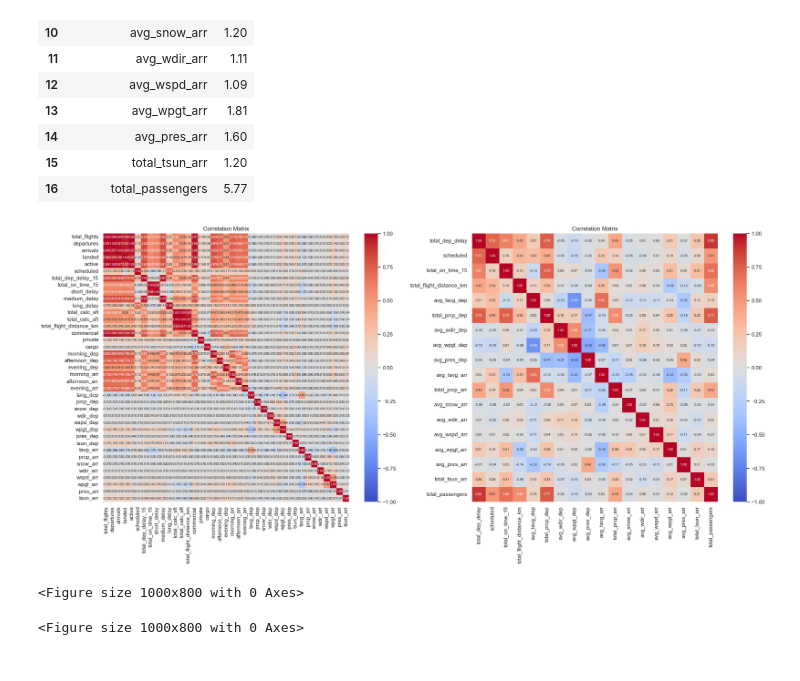
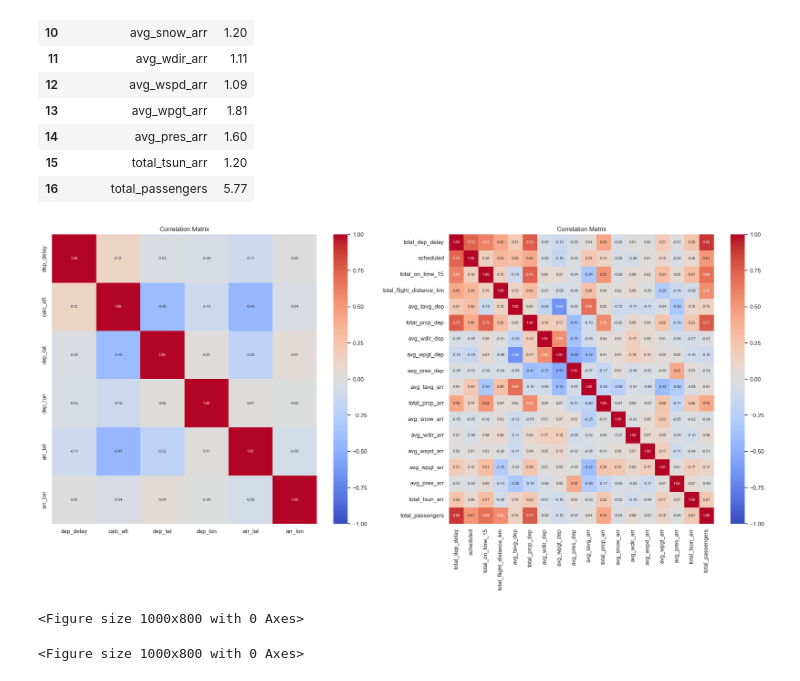
Before and after one commit to DT-Service-Consulting/avstats, a Jupyter notebook: avstats/AvStats_EDA.ipynb, the cells around one changed output. Drawn from its saved outputs; the diff is of its cells as text; code cells hidden in the pictures.

```diff
--- a/avstats/AvStats_EDA.ipynb
+++ b/avstats/AvStats_EDA.ipynb
@@ -533,7 +549,7 @@ dtype: float64
 The target variable should be kept in the DataFrame after the VIF process but excluded from the calculations when identifying features with high multicollinearity since the target variable is needed for the modeling stage.
 # %%
 # Remove features with high VIF values
-#df_scaled_original_few = df_scaled_original.iloc[:, :39]
-#multicollinearity_original = Multicollinearity(df_scaled_original_few, target_variable_original)
-#df_vif_original, final_features_original, vif_data_original = multicollinearity_original.remove_high_vif_features()
-#save_dataframe(df_vif_original, "df_vif_original")
+df_scaled_original_few = df_scaled_original.iloc[:, :7]
+multicollinearity_original = Multicollinearity(df_scaled_original_few, target_variable_original)
+df_vif_original, final_features_original, vif_data_original = multicollinearity_original.remove_high_vif_features()
+save_dataframe(df_vif_original, "df_vif_original")
@@ -587,21 +605,21 @@ vif_data_passengers
 # %%
 fig, axes = plt.subplots(1, 2, figsize=(25, 10))
 
 # Plot heatmap before VIF removal
-correlation_matrix_features = df_scaled_weather_few.corr()
+correlation_matrix_features = df_vif_original.corr()
 plt.figure(figsize=(10, 8))
 sns.heatmap(correlation_matrix_features, annot=True, fmt=".2f", cmap='coolwarm', ax=axes[0], vmin=-1, vmax=1, annot_kws={"size": 7})
 axes[0].set_title('Correlation Matrix')
 
 # Plot heatmap after VIF removal
 correlation_matrix_vif = df_vif_passengers.corr()
 plt.figure(figsize=(10, 8))
 sns.heatmap(correlation_matrix_vif, annot=True, fmt=".2f", cmap='coolwarm', ax=axes[1], vmin=-1, vmax=1, annot_kws={"size": 7})
 axes[1].set_title('Correlation Matrix')
 
 plt.tight_layout()
 plt.show()
 # %% [output]
-[figure, old version]
+[figure, new version]
 <Figure size 1000x800 with 0 Axes>
 <Figure size 1000x800 with 0 Axes>
```
Also changed, not shown: parts of 2 cells of this notebook, 2 other files.
